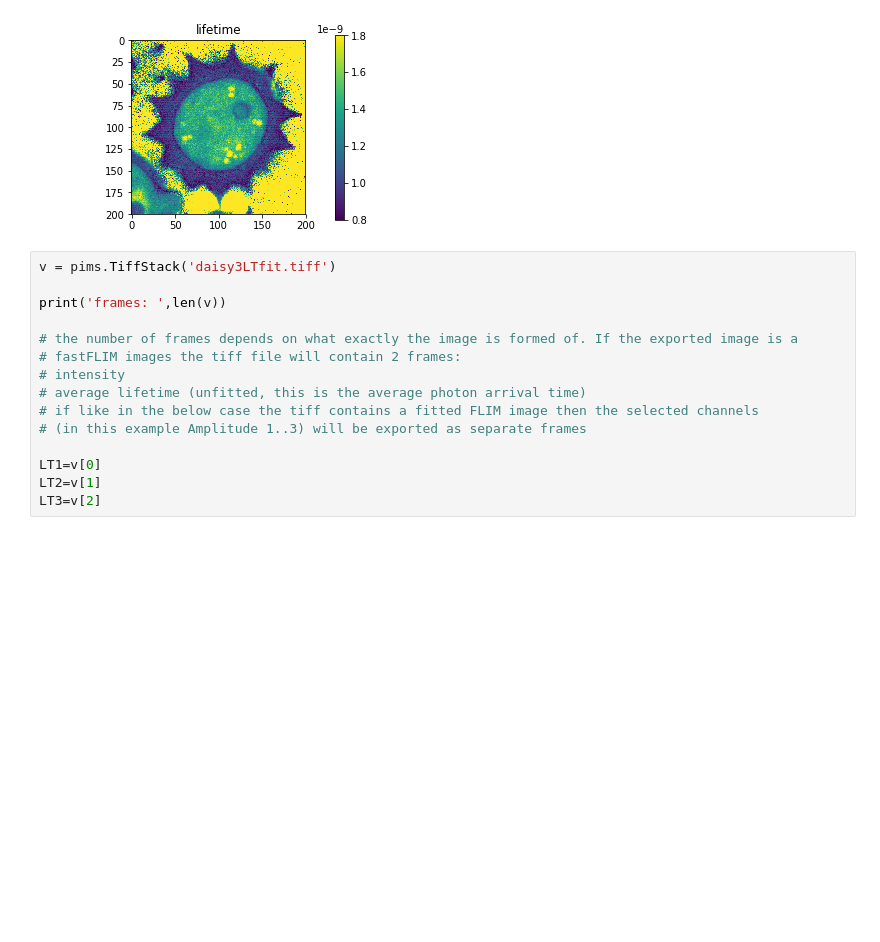
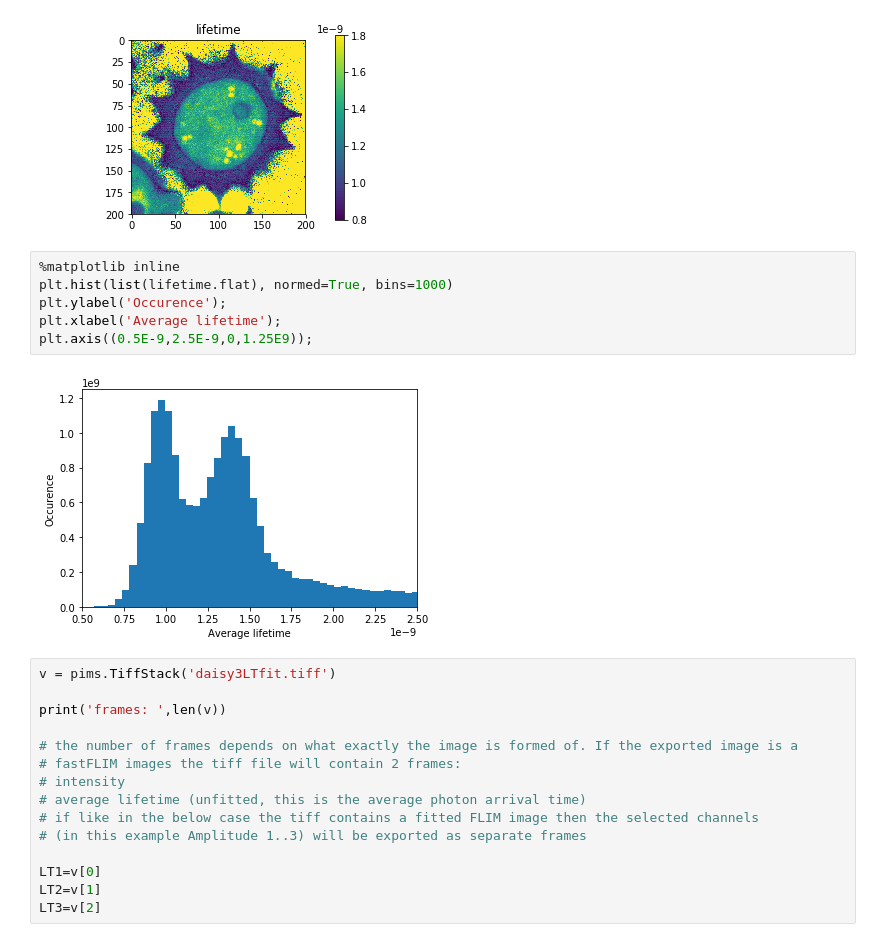
Before and after one commit to py-E-SIS/Notebooks, a Jupyter notebook: Import_SPT_tiff.ipynb, the cells around one changed output. Saved outputs shown, nothing was run; the diff lists cells and outputs as text; blank space fills up the shorter version.

Commit message:
added LT Histogram

```diff
--- a/Import_SPT_tiff.ipynb
+++ b/Import_SPT_tiff.ipynb
@@ -46,6 +46,14 @@ plt.colorbar(orientation='vertical')
 plt.show()
 # %% [output]
 [figure]
+# %%
+%matplotlib inline
+plt.hist(list(lifetime.flat), normed=True, bins=1000)
+plt.ylabel('Occurence');
+plt.xlabel('Average lifetime');
+plt.axis((0.5E-9,2.5E-9,0,1.25E9));
+# %% [output]
+[figure, added]
 # %%
 v = pims.TiffStack('daisy3LTfit.tiff')
 
```
